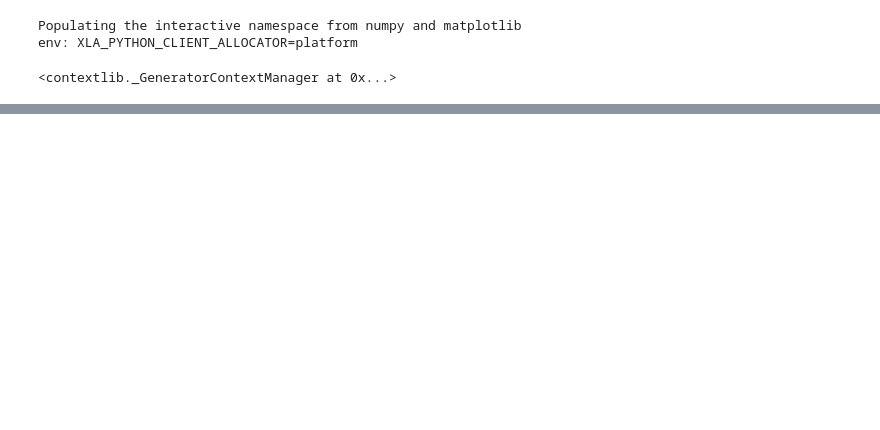
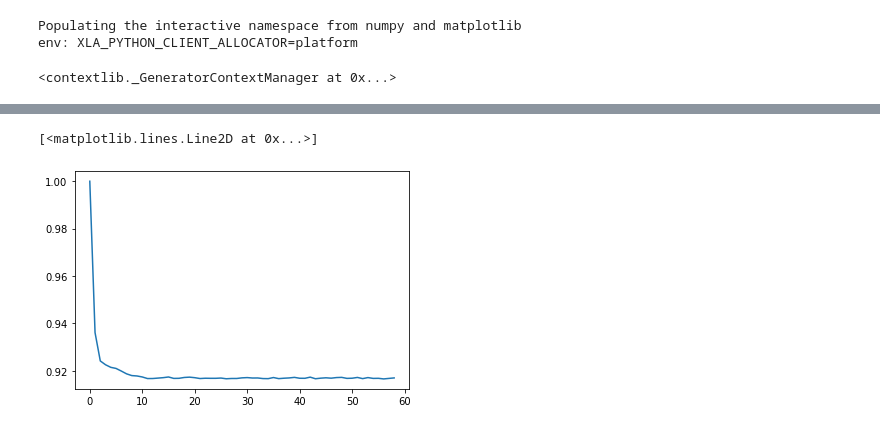
Before and after one commit to dongxulee/VectorizationGPU, a Jupyter notebook: 401k/simulation.ipynb, the cells around one changed output, grey strips where cells are left out. Drawn from its saved outputs; the diff is of its cells as text; code cells hidden in the pictures; blank space fills up the shorter version.

```diff
--- a/401k/simulation.ipynb
+++ b/401k/simulation.ipynb
@@ -62,31 +74,42 @@ def gn(t, x, r):
 # %%
 import quantecon as qe
 #number of economy
-num = 500000
+numE = 500
+#number of agents
+numA = 5000
+#total number of agents
+num = numA*numE
 # markov chain used to generate economic states
 mc = qe.MarkovChain(Ps)
-econState = np.array([mc.simulate(ts_length=T_max - T_min, init=0) for _ in range(num)])
+econState = np.array([mc.simulate(ts_length=T_max - T_min, init=0) for _ in range(numE)]).repeat(numA,axis = 0)
 # %%
-#initially with 5k wealth
+%%time
+#initially with 5k wealth, employed, temporal state
 w = np.ones(num)*5
 n = np.zeros(num)
 e = np.ones(num,dtype = int8)
+# historical state and action value
 ws = np.zeros((T_max-T_min,num))
 ns = np.zeros((T_max-T_min,num))
+es = np.zeros((T_max-T_min,num))
 cs = np.zeros((T_max-T_min,num))
 bs = np.zeros((T_max-T_min,num))
 ks = np.zeros((T_max-T_min,num))
 hs = np.zeros((T_max-T_min,num))
+
 for t in range(T_max-T_min-1):
+    print(t)
     s = econState[:,t]
     s_next = econState[:,t+1]
-    c,b,k,h = actions(w,n,s,t)
+    c,b,k,h = actions(w,n,s,e,t)
+    # denote the temporal state
     ws[t,:] = w
     ns[t,:] = n
+    es[t,:] = e
+    # denote temportal actions
     cs[t,:] = c
     bs[t,:] = b
     ks[t,:] = k
     hs[t,:] = h
-    w = transition(b,k,s,s_next)
-    n = gn(t, s, s_next, n)
+    w,n,e = transition(w,n,s,e,b,k,s_next)
 # %% [output]
@@ -103,0 +149,5 @@ plt.plot(ns.mean(axis = 1)[:-1], label = "401k")
+# %%
+plt.plot(es.mean(axis = 1)[:-1], label = "employment")
+# %% [output]
+[<matplotlib.lines.Line2D at 0x...>]
+[figure, added]
```
Also changed, not shown: parts of 4 cells of this notebook, 6 other files.
